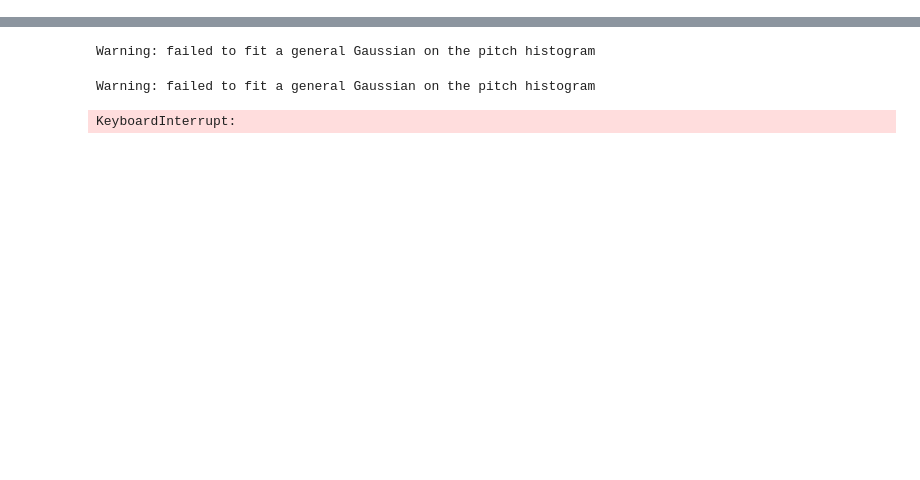
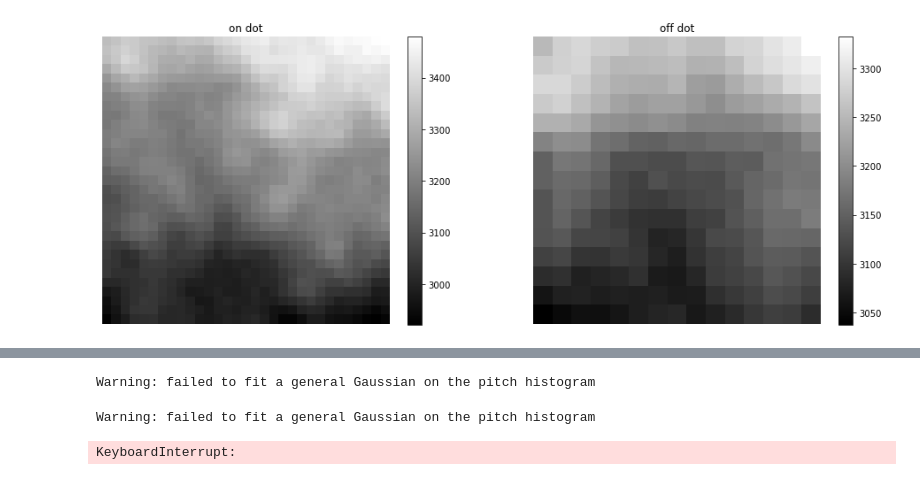
Before and after one commit to ahmed344/AI-based-detection-of-T-cell-features, a Jupyter notebook: Mini_images_classifier/mini_images_actin comparison.ipynb, the cells around one changed output, grey strips where cells are left out. Drawn from its saved outputs; the diff is of its cells as text; code cells hidden in the pictures; blank space fills up the shorter version.

```diff
--- a/Mini_images_classifier/mini_images_actin comparison.ipynb
+++ b/Mini_images_classifier/mini_images_actin comparison.ipynb
@@ -15,3 +15,83 @@ import fnmatch
 from fitting import Fit_Gaussian
 from pattern import Lattice, Squares, Binary_Squares
 from binary import Binary_Images
+# %%
+actin = "actin.tif"
+mask = "Mask.tif"
+pattern = "pattern.tif"
+l = 30
+l_min = 1.5
+l_max = 2.5
+img_scale = 10
+
+# Localize each dot on a fack lattice and make shifted set of dots
+lattice = Lattice(coordinates = 'data/{}/{}/coordinates.csv'.format('data_20190208', 'cell_1_1'), l_min = l_min, l_max = l_max)
+simulated_dots, shifted_simulated_dots = lattice.simulate(dots = 'both')
+
+for date in ['negative_20180306', 'negative_20180420']:
+    Cells = [cell for cell in [f.name for f in os.scandir("data/{}".format(date)) if f.is_dir()]
+             if fnmatch.fnmatch(cell, 'cell_*')]
+    for cell in Cells:
+
+        try:
+
+            # Read the image to be cut and the mask you will cut on
+            Actin = io.imread('data/{}/{}/{}'.format(date, cell, actin))
+            Pattern = io.imread('data/{}/{}/{}'.format(date, cell, pattern))
+            Mask = io.imread('data/{}/{}/{}'.format(date, cell, mask))
+
+            # Localize each dot on the lattice and make shifted set of dots
+            #lattice = Lattice(coordinates = 'data/{}/{}/coordinates.csv'.format(date, cell), l_min = l_min, l_max = l_max)
+            #simulated_dots, shifted_simulated_dots = lattice.simulate(dots = 'both')
+
+            # Create the two stacks of binary images to check the pattern
+            mini_images = Binary_Squares(img = Pattern,
+                                         coordinate = 'data/{}/{}/coordinates.csv'.format(date, cell),
+                                         l = l,
+                                         img_scale = img_scale,
+                                         l_min = l_min,
+                                         l_max = l_max)
+
+            pattern_dots, pattern_shifted_dots = mini_images.masked_squares(Mask)
+
+
+            # Create the two stacks of binary images for actin
+            mini_images = Binary_Squares(img = Actin,
+                                         coordinate = 'data/{}/{}/coordinates.csv'.format(date, cell),
+                                         l = l,
+                                         img_scale = img_scale,
+                                         l_min = l_min,
+                                         l_max = l_max)
+
+            actin_dots, actin_shifted_dots = mini_images.masked_squares(Mask)
+
+            print('The number of mini images for {} = {}'.format(cell, 2*pattern_dots.shape[0]))
+
+            # display the average of the pattern to verify the quality of the localization
+            plt.figure(figsize=(16,6))
+
+            plt.subplot(121)
+            plt.imshow(np.mean(pattern_dots, axis= 0), cmap ='gray')
+            plt.axis('off')
+            plt.title('on dot')
+            plt.colorbar()
+
+            plt.subplot(122)
+            plt.imshow(np.mean(pattern_shifted_dots, axis= 0), cmap ='gray')
+            plt.axis('off')
+            plt.title('off dot')
+            plt.colorbar()
+
+            plt.show();
+
+            # Save the pattern stack
+            imsave("data/actin_comparison/{}_{}_pattern_dots.tif".format(date, cell), pattern_dots)
+            imsave("data/actin_comparison/{}_{}_pattern_shifted_dots.tif".format(date, cell), pattern_shifted_dots)
+
+            # Save the actin stack
+            imsave("data/actin_comparison/{}_{}_actin_dots.tif".format(date, cell), actin_dots)
+            imsave("data/actin_comparison/{}_{}_actin_shifted_dots.tif".format(date, cell), actin_shifted_dots)
+
+        except:
+            print('{} has error'.format(cell))
+# %% [output]
@@ -17,0 +104 @@ from binary import Binary_Images
+[figure, added]
```
Also changed, not shown: parts of 2 cells of this notebook, 2 other files.
